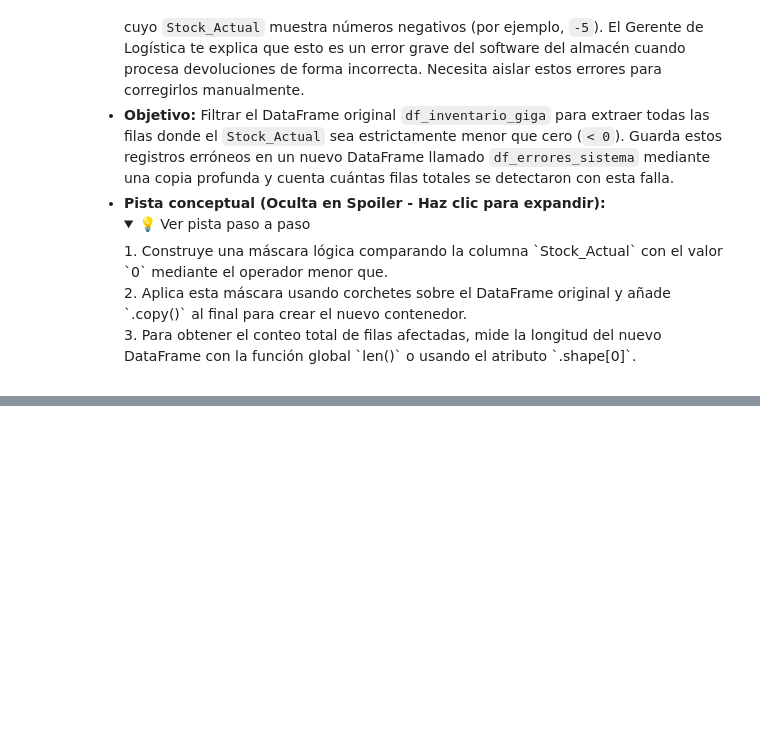
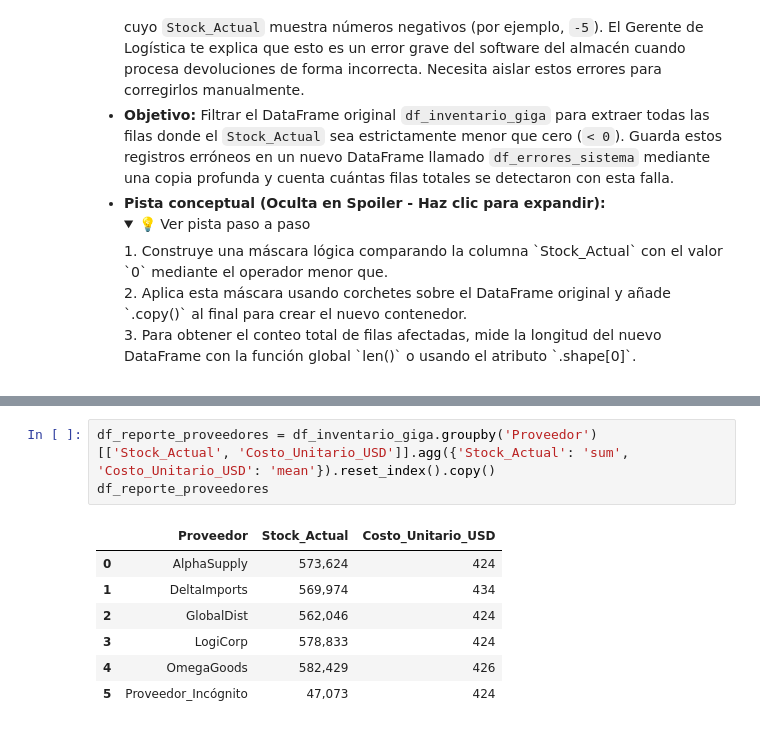
Before and after one commit to NandoRR77/Ejercicios-Practica-Python, a Jupyter notebook: Ciencia de datos/5. Laboratorio Inventarios y Fraudes/laboratorio_inventarios_fraudes.ipynb, the cells around one changed output, grey strips where cells are left out. Drawn from its saved outputs; the diff is of its cells as text; folded sections open; blank space fills up the shorter version.

```diff
--- a/Ciencia de datos/5. Laboratorio Inventarios y Fraudes/laboratorio_inventarios_fraudes.ipynb
+++ b/Ciencia de datos/5. Laboratorio Inventarios y Fraudes/laboratorio_inventarios_fraudes.ipynb
@@ -380,0 +424,11 @@ df_alerta_reabastecimiento.head(5)
+# %%
+df_reporte_proveedores = df_inventario_giga.groupby('Proveedor')[['Stock_Actual', 'Costo_Unitario_USD']].agg({'Stock_Actual': 'sum', 'Costo_Unitario_USD': 'mean'}).reset_index().copy()
+df_reporte_proveedores
+# %% [output]
+|  | Proveedor | Stock_Actual | Costo_Unitario_USD |
+| 0 | AlphaSupply | 573,624 | 424 |
+| 1 | DeltaImports | 569,974 | 434 |
+| 2 | GlobalDist | 562,046 | 424 |
+| 3 | LogiCorp | 578,833 | 424 |
+| 4 | OmegaGoods | 582,429 | 426 |
+| 5 | Proveedor_Incógnito | 47,073 | 424 |
```
Also changed, not shown: parts of 10 cells of this notebook, 3 other files.
